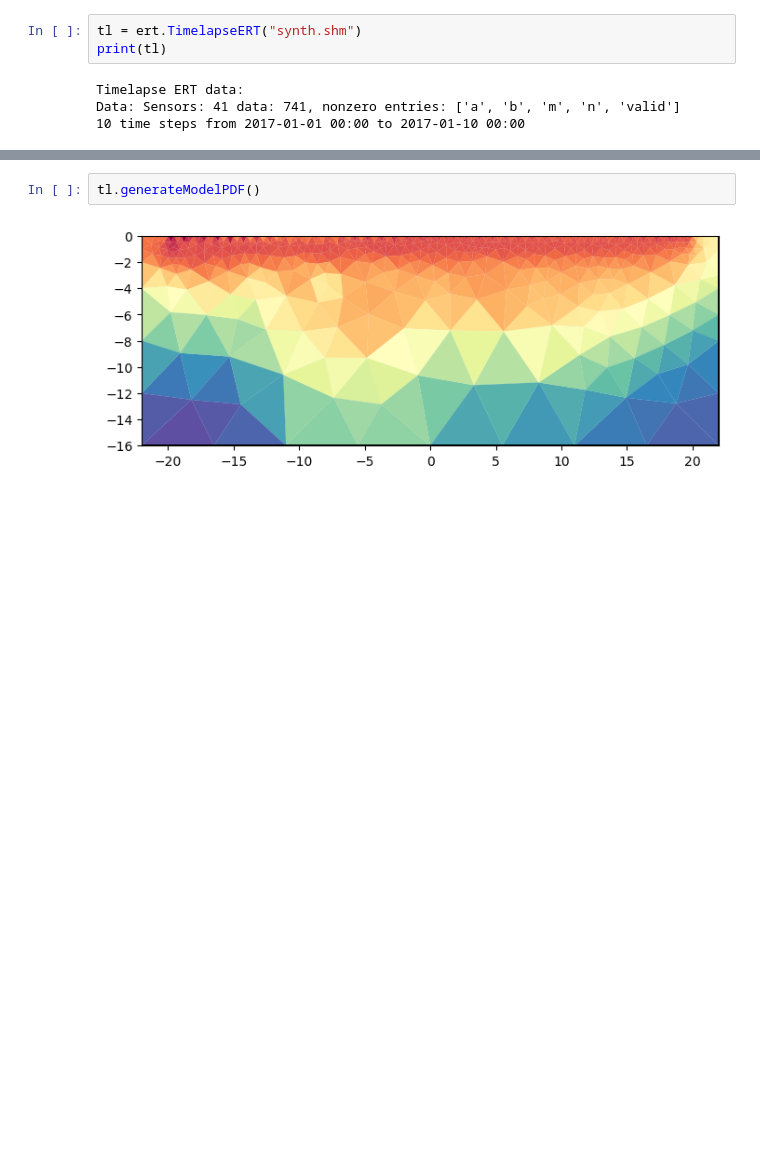
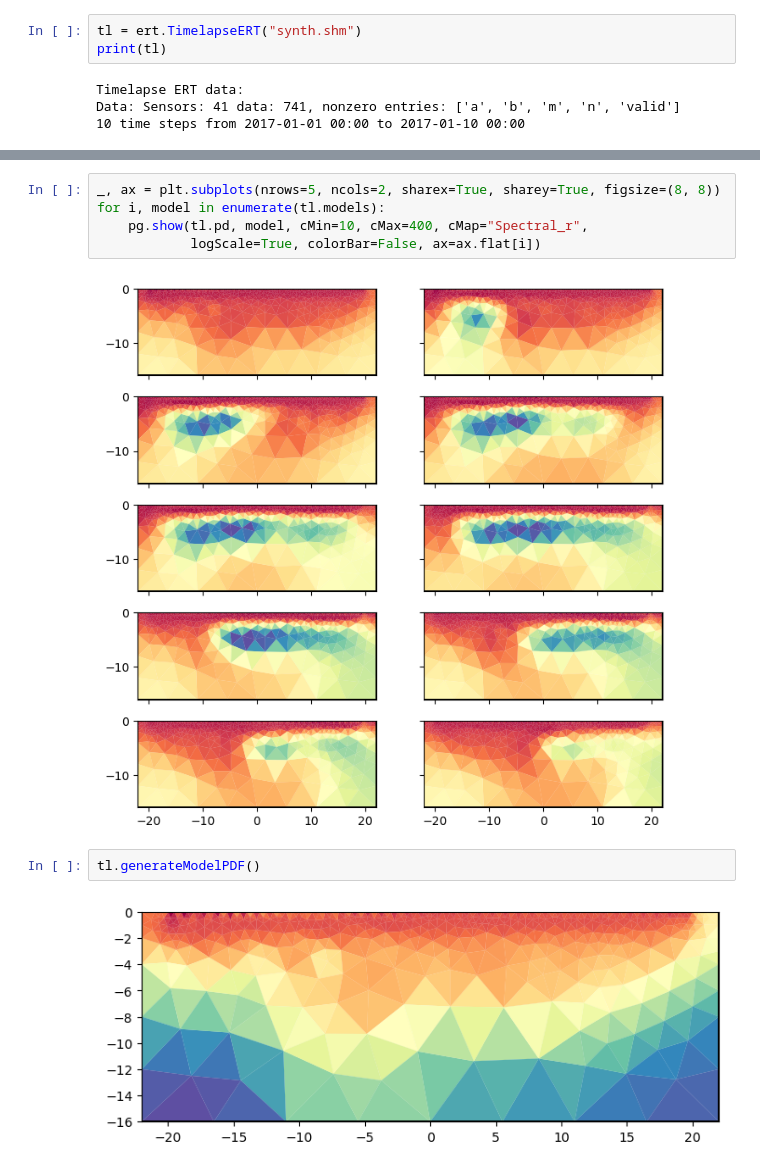
Before and after one commit to gimli-org/timelapseERT, a Jupyter notebook: data/synthPG/invertData.ipynb, the cells around one changed output, grey strips where cells are left out. Saved outputs shown, nothing was run; the diff lists cells and outputs as text; blank space fills up the shorter version.

```diff
--- a/data/synthPG/invertData.ipynb
+++ b/data/synthPG/invertData.ipynb
@@ -41,3 +39,10 @@ inv.iter 1 ... chi² = 223.6 (dPhi = 89.1%) lam: 20
+# %%
+_, ax = plt.subplots(nrows=5, ncols=2, sharex=True, sharey=True, figsize=(8, 8))
+for i, model in enumerate(tl.models):
+    pg.show(tl.pd, model, cMin=10, cMax=400, cMap="Spectral_r",
+            logScale=True, colorBar=False, ax=ax.flat[i])
+# %% [output]
+[figure, added]
 # %%
 tl.generateModelPDF()
 # %% [output]
```
Also changed, not shown: parts of 4 cells of this notebook.
